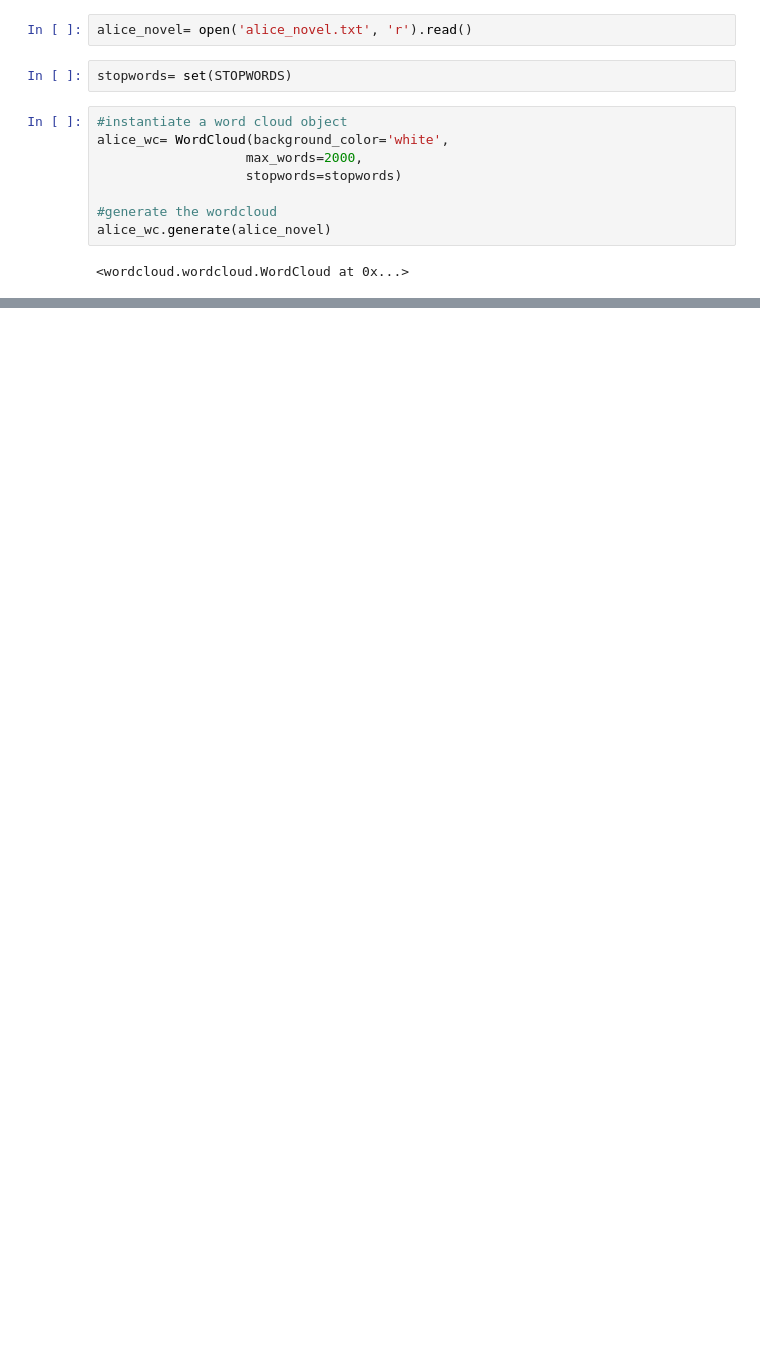
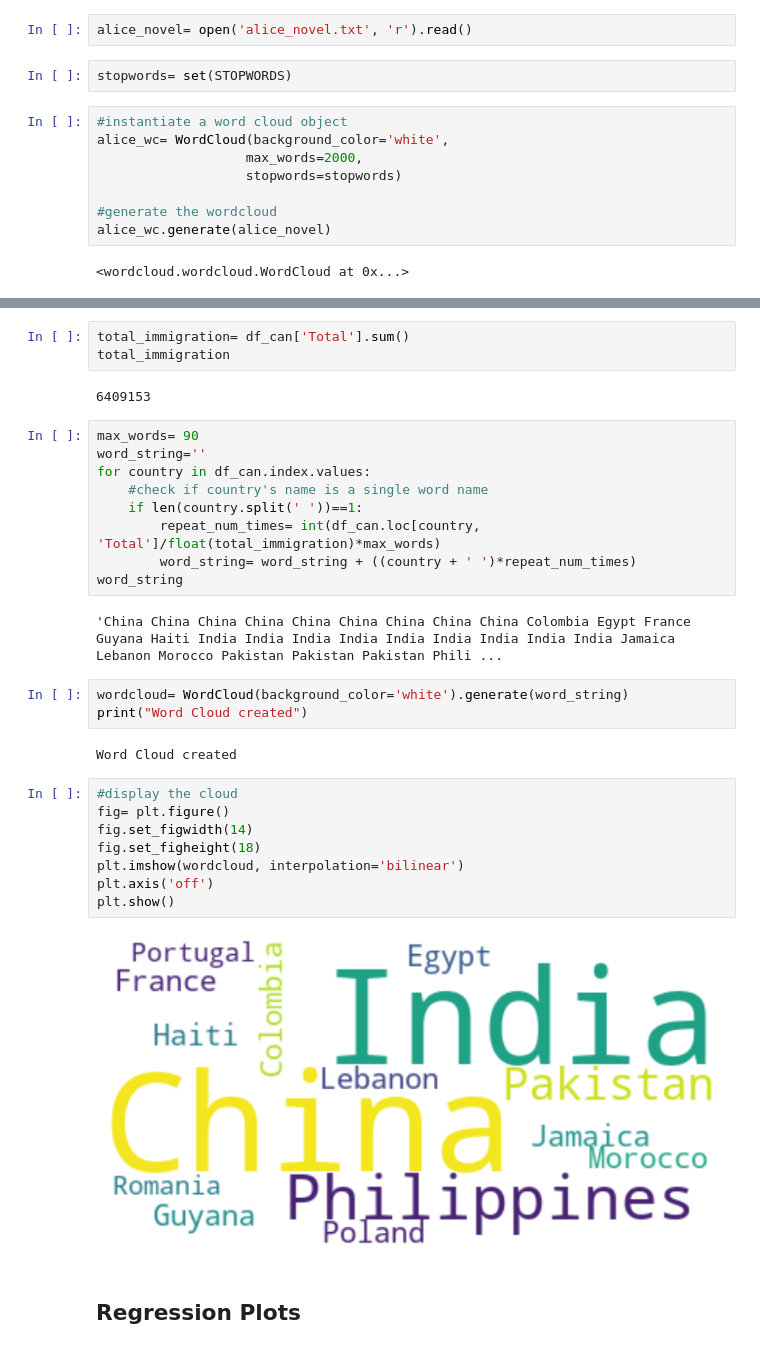
Before and after one commit to safiraauliar/H8_PYTN-KS-003, a Jupyter notebook: sesi8-advanced-visualization/Visualization-menengah1.ipynb, the cells around one changed output, grey strips where cells are left out. Drawn from its saved outputs; the diff is of its cells as text; blank space fills up the shorter version.

```diff
--- a/sesi8-advanced-visualization/Visualization-menengah1.ipynb
+++ b/sesi8-advanced-visualization/Visualization-menengah1.ipynb
@@ -387,0 +431,33 @@ plt.show()
+# %%
+total_immigration= df_can['Total'].sum()
+total_immigration
+# %% [output]
+6409153
+# %%
+max_words= 90
+word_string=''
+for country in df_can.index.values:
+    #check if country's name is a single word name
+    if len(country.split(' '))==1:
+        repeat_num_times= int(df_can.loc[country, 'Total']/float(total_immigration)*max_words)
+        word_string= word_string + ((country + ' ')*repeat_num_times)
+word_string
+# %% [output]
+'China China China China China China China China China Colombia Egypt France Guyana Haiti India India India India India India India India India Jamaica Lebanon Morocco Pakistan Pakistan Pakistan Phili ...
+# %%
+wordcloud= WordCloud(background_color='white').generate(word_string)
+print("Word Cloud created")
+# %% [output]
+Word Cloud created
+# %%
+#display the cloud
+fig= plt.figure()
+fig.set_figwidth(14)
+fig.set_figheight(18)
+plt.imshow(wordcloud, interpolation='bilinear')
+plt.axis('off')
+plt.show()
+# %% [output]
+[figure, added]
+# %% [markdown]
+## Regression Plots
```
Also changed, not shown: parts of 18 cells of this notebook, 1 other file.
